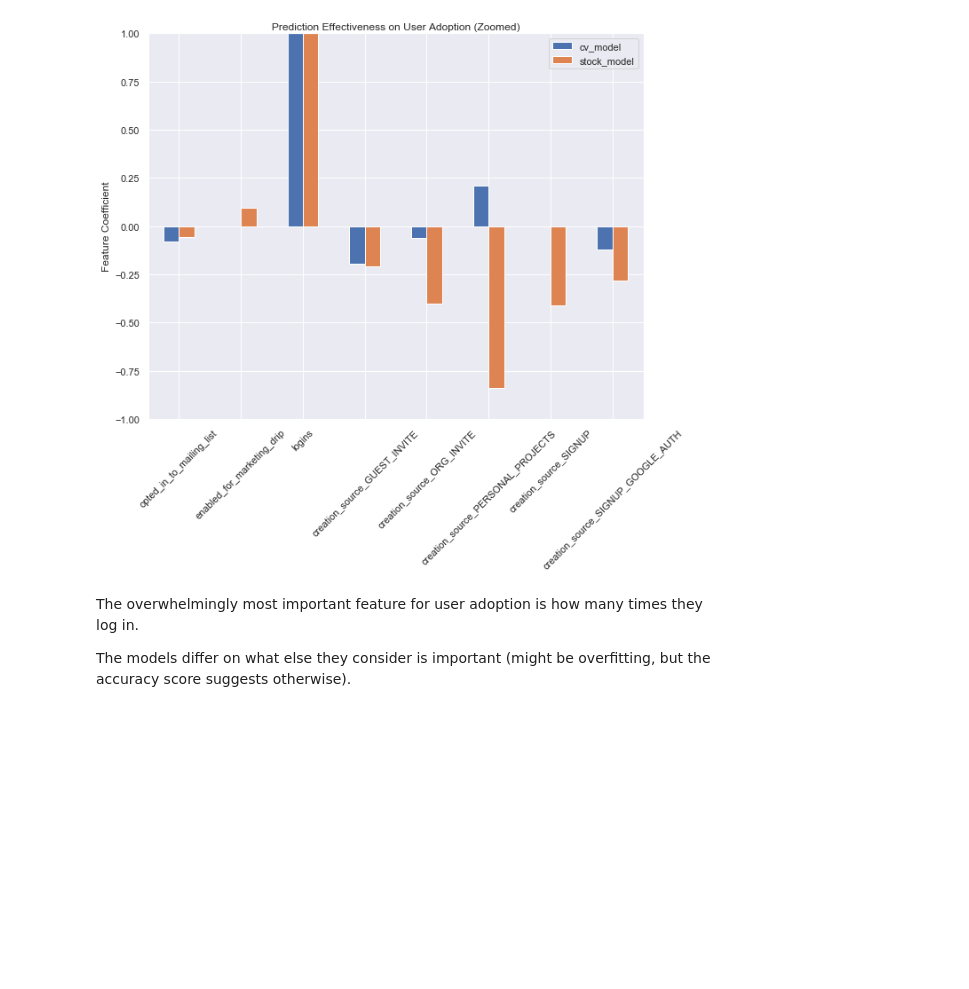
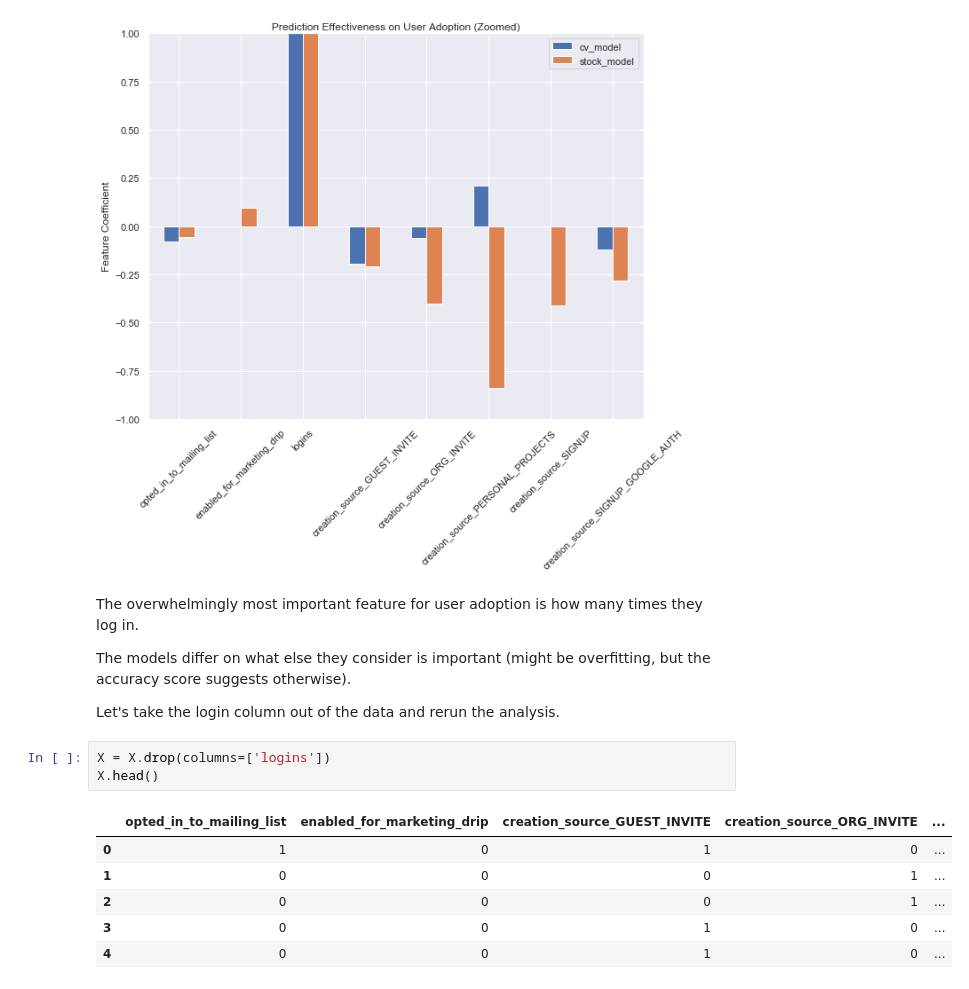
Before and after one commit to salvis2/SpringboardAlvis, a Jupyter notebook: mini_projects/take_home_challenges/relax_inc_challenge/relax_inc_challenge.ipynb, the cells around one changed output. Saved outputs shown, nothing was run; the diff lists cells and outputs as text; blank space fills up the shorter version.

Commit message:
Made an adjustment to the analysis

```diff
--- a/mini_projects/take_home_challenges/relax_inc_challenge/relax_inc_challenge.ipynb
+++ b/mini_projects/take_home_challenges/relax_inc_challenge/relax_inc_challenge.ipynb
@@ -498,3 +498,15 @@ _ = plt.ylim([-1, 1])
 The overwhelmingly most important feature for user adoption is how many times they log in.
 
 The models differ on what else they consider is important (might be overfitting, but the accuracy score suggests otherwise).
+
+Let's take the login column out of the data and rerun the analysis.
+# %%
+X = X.drop(columns=['logins'])
+X.head()
+# %% [output]
+|  | opted_in_to_mailing_list | enabled_for_marketing_drip | creation_source_GUEST_INVITE | creation_source_ORG_INVITE | ... |
+| 0 | 1 | 0 | 1 | 0 | ... |
+| 1 | 0 | 0 | 0 | 1 | ... |
+| 2 | 0 | 0 | 0 | 1 | ... |
+| 3 | 0 | 0 | 1 | 0 | ... |
+| 4 | 0 | 0 | 1 | 0 | ... |
```
Also changed, not shown: parts of 12 cells of this notebook.
